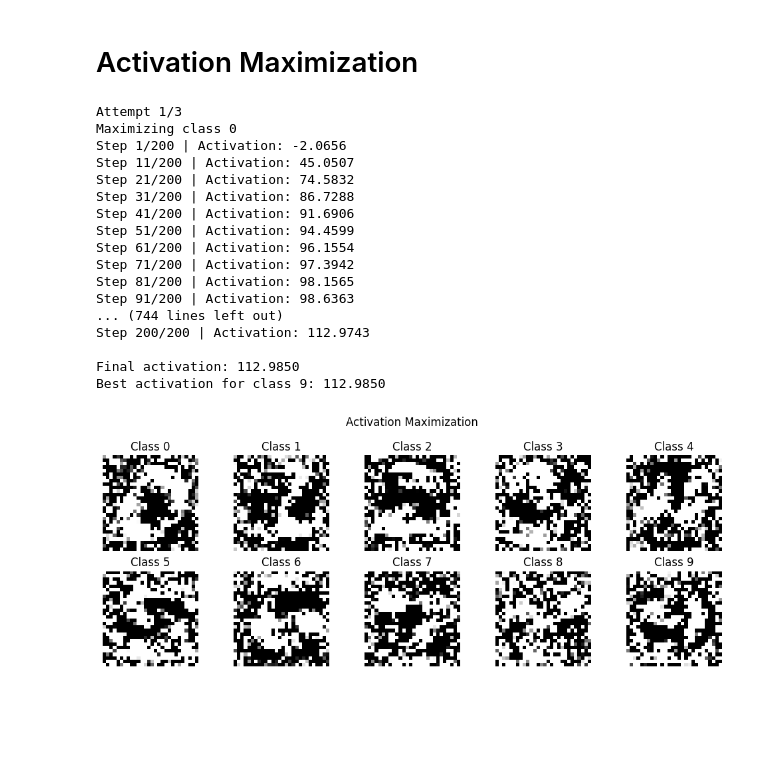
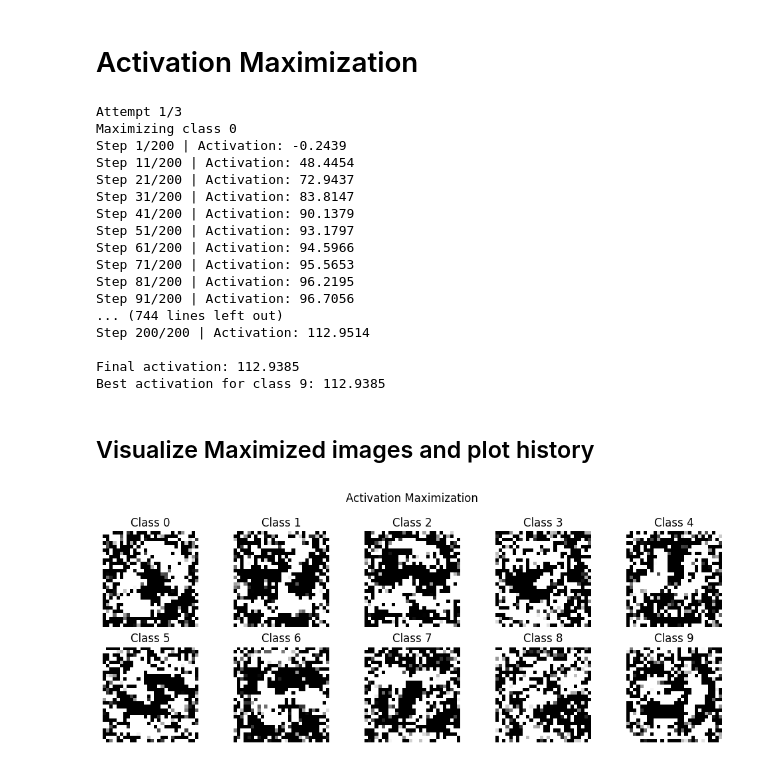
Before and after one commit to ydsyvn/mnist-activation-maximization, a Jupyter notebook: mnist_activation_maximization.ipynb, the cells around one changed output. Cells and saved outputs as stored; diff of their text form; code cells hidden in the pictures; blank space fills up the shorter version.

Commit message:
added history and visualizations

```diff
--- a/mnist_activation_maximization.ipynb
+++ b/mnist_activation_maximization.ipynb
@@ -274,6 +274,7 @@ class ActivationMaximizationNN(DeepNeuralNetwork):
     Maximize activation for specific class
     """
     image = self.generate_random_image(mean=0.1, std=0.5)
+    history = []
 
     if verbose:
       print(f"Maximizing class {target_class}")
@@ -296,26 +297,31 @@ class ActivationMaximizationNN(DeepNeuralNetwork):
       if step % 50 == 0 and step > 0:
         lr *= 0.9
 
+      history.append(activation)
+
       if verbose and (step % 10 == 0 or step+1 == steps):
         print(f"Step {step+1}/{steps} | Activation: {activation:.4f}")
 
     if verbose:
       print()
 
-    return image.reshape(1, 784)
+    return history, image.reshape(1, 784)
 
   def activation_maximize_all_classes(self, steps=100, lr=0.01, num_attempts=3, visualize=True, verbose=True):
     best_images = []
+    history = []
 
     for idx in range(10):
 
       best_image = None
       best_activation = -np.inf
+      class_history = []
+
       for attempt in range(num_attempts):
         if verbose and num_attempts > 1:
           print(f"Attempt {attempt+1}/{num_attempts}")
 
-        image = self.activation_maximize_class(
+        attempt_history, image = self.activation_maximize_class(
           target_class=idx,
           steps=steps,
           lr=lr,
@@ -329,10 +335,13 @@ class ActivationMaximizationNN(DeepNeuralNetwork):
           best_image = image.copy()
           best_activation = activation
 
+        class_history.append(attempt_history)
+
         if verbose and num_attempts > 1:
           print(f"Final activation: {activation:.4f}")
 
       best_images.append(best_image)
+      history.append(class_history)
 
       if verbose:
         print(f"Best activation for class {idx}: {best_activation:.4f}")
@@ -340,7 +349,7 @@ class ActivationMaximizationNN(DeepNeuralNetwork):
     if visualize:
       self.show_images_grid(best_images)
 
-    return best_images
+    return history, best_images
 # %%
 act_max_nn = ActivationMaximizationNN(input_size=784, hidden_size=128, output_size=10)
 
@@ -349,23 +358,28 @@ act_max_nn.b1 = loaded_weights['b1']
 act_max_nn.W2 = loaded_weights['W2']
 act_max_nn.b2 = loaded_weights['b2']
 # %%
-maximized_images = act_max_nn.activation_maximize_all_classes(steps=200, lr=0.1)
+history, images = act_max_nn.activation_maximize_all_classes(steps=200, lr=0.1, visualize=False)
 # %% [output]
 Attempt 1/3
 Maximizing class 0
-Step 1/200 | Activation: -2.0656
-Step 11/200 | Activation: 45.0507
-Step 21/200 | Activation: 74.5832
-Step 31/200 | Activation: 86.7288
-Step 41/200 | Activation: 91.6906
-Step 51/200 | Activation: 94.4599
-Step 61/200 | Activation: 96.1554
-Step 71/200 | Activation: 97.3942
-Step 81/200 | Activation: 98.1565
-Step 91/200 | Activation: 98.6363
+Step 1/200 | Activation: -0.2439
+Step 11/200 | Activation: 48.4454
+Step 21/200 | Activation: 72.9437
+Step 31/200 | Activation: 83.8147
+Step 41/200 | Activation: 90.1379
+Step 51/200 | Activation: 93.1797
+Step 61/200 | Activation: 94.5966
+Step 71/200 | Activation: 95.5653
+Step 81/200 | Activation: 96.2195
+Step 91/200 | Activation: 96.7056
 ... (744 lines left out)
-Step 200/200 | Activation: 112.9743
+Step 200/200 | Activation: 112.9514
 
-Final activation: 112.9850
-Best activation for class 9: 112.9850
+Final activation: 112.9385
+Best activation for class 9: 112.9385
-[figure, removed]
+# %% [markdown]
+## Visualize Maximized images and plot history
+# %%
+act_max_nn.show_images_grid(images)
+# %% [output]
+[figure, added]
```
Also changed, not shown: parts of 2 cells of this notebook.
